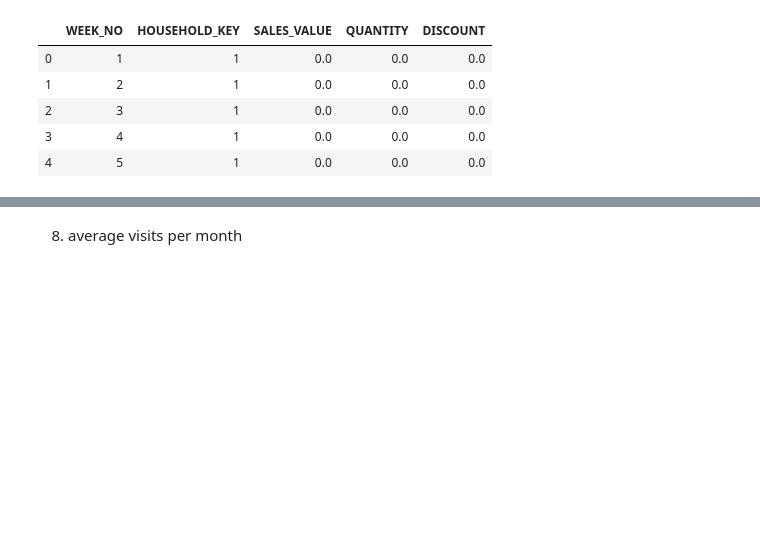
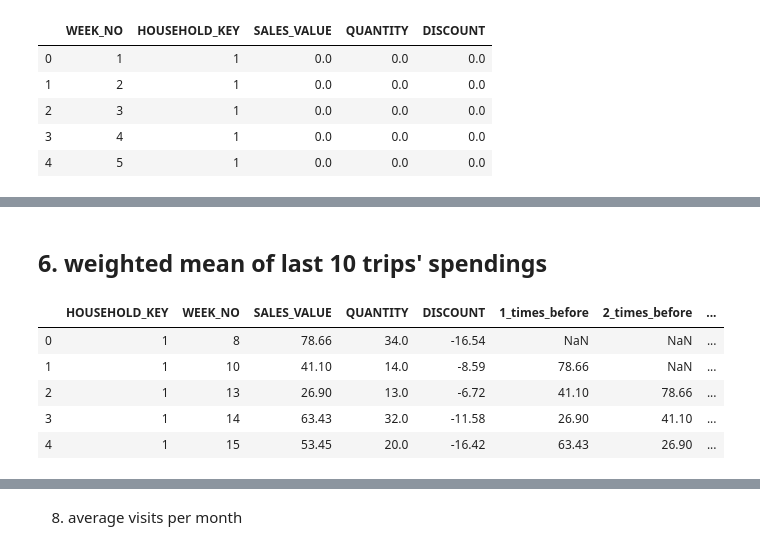
Before and after one commit to robmoratore/ShellDnA, a Jupyter notebook: DnA 2.0/main notebook.ipynb, the cells around one changed output, grey strips where cells are left out. Saved outputs shown, nothing was run; the diff lists cells and outputs as text; code cells hidden in the pictures; blank space fills up the shorter version.

```diff
--- a/DnA 2.0/main notebook.ipynb
+++ b/DnA 2.0/main notebook.ipynb
@@ -1186,3 +1187,25 @@ stats_prev_weeks.head(10)
 | 7 | 8 | 1 | 0.0000 | 0.00000 | 0.00000 | ... |
 | 8 | 9 | 1 | 9.8325 | 27.81051 | 773.42445 | ... |
 | 9 | 10 | 1 | 8.7400 | 26.22000 | 687.48840 | ... |
+# %% [markdown]
+## 6. weighted mean of last 10 trips' spendings
+# %%
+weighted_avg_trips = transactions_weekly_aggregated.copy()
+weighted_avg_trips['1_times_before'] = weighted_avg_trips.groupby('HOUSEHOLD_KEY')['SALES_VALUE'].shift(1)
+weighted_avg_trips['2_times_before'] = weighted_avg_trips.groupby('HOUSEHOLD_KEY')['SALES_VALUE'].shift(2)
+weighted_avg_trips['3_times_before'] = weighted_avg_trips.groupby('HOUSEHOLD_KEY')['SALES_VALUE'].shift(3)
+weighted_avg_trips['4_times_before'] = weighted_avg_trips.groupby('HOUSEHOLD_KEY')['SALES_VALUE'].shift(4)
+weighted_avg_trips['5_times_before'] = weighted_avg_trips.groupby('HOUSEHOLD_KEY')['SALES_VALUE'].shift(5)
+weighted_avg_trips['6_times_before'] = weighted_avg_trips.groupby('HOUSEHOLD_KEY')['SALES_VALUE'].shift(6)
+weighted_avg_trips['7_times_before'] = weighted_avg_trips.groupby('HOUSEHOLD_KEY')['SALES_VALUE'].shift(7)
+weighted_avg_trips['8_times_before'] = weighted_avg_trips.groupby('HOUSEHOLD_KEY')['SALES_VALUE'].shift(8)
+weighted_avg_trips['9_times_before'] = weighted_avg_trips.groupby('HOUSEHOLD_KEY')['SALES_VALUE'].shift(9)
+weighted_avg_trips['10_times_before'] = weighted_avg_trips.groupby('HOUSEHOLD_KEY')['SALES_VALUE'].shift(10)
+weighted_avg_trips.head()
+# %% [output]
+|  | HOUSEHOLD_KEY | WEEK_NO | SALES_VALUE | QUANTITY | DISCOUNT | 1_times_before | 2_times_before | ... |
+| 0 | 1 | 8 | 78.66 | 34.0 | -16.54 | NaN | NaN | ... |
+| 1 | 1 | 10 | 41.10 | 14.0 | -8.59 | 78.66 | NaN | ... |
+| 2 | 1 | 13 | 26.90 | 13.0 | -6.72 | 41.10 | 78.66 | ... |
+| 3 | 1 | 14 | 63.43 | 32.0 | -11.58 | 26.90 | 41.10 | ... |
+| 4 | 1 | 15 | 53.45 | 20.0 | -16.42 | 63.43 | 26.90 | ... |
```
Also changed, not shown: parts of 23 cells of this notebook.
